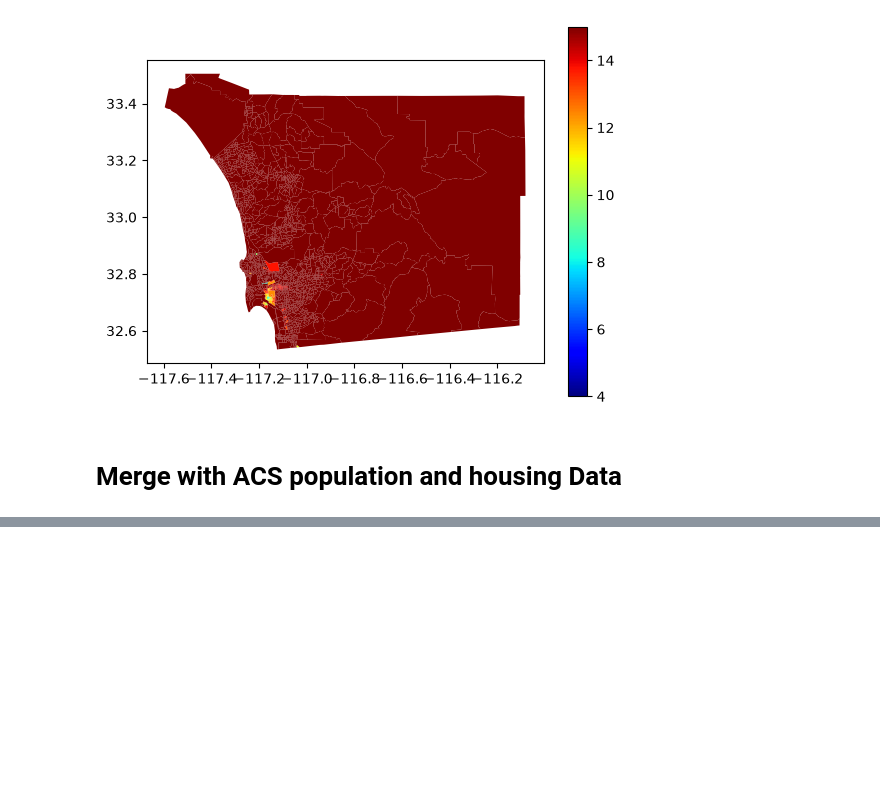
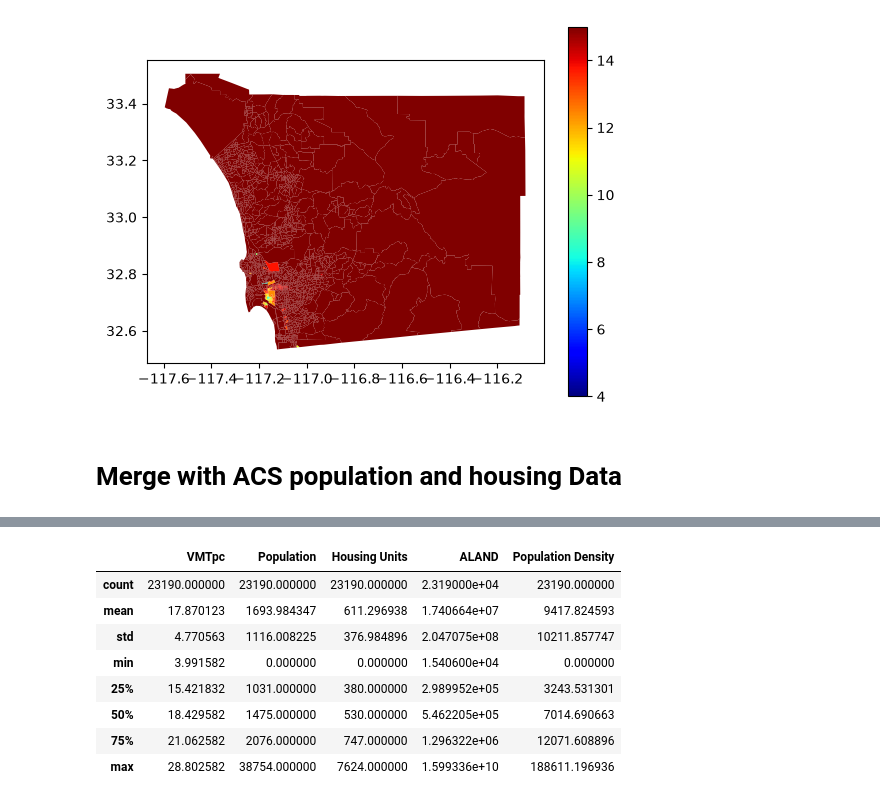
Before and after one commit to symptom-of-indigo/esm-grad-portfolio, a Jupyter notebook: sanDiego.ipynb, the cells around one changed output, grey strips where cells are left out. Cells and saved outputs as stored; diff of their text form; code cells hidden in the pictures; blank space fills up the shorter version.

```diff
--- a/sanDiego.ipynb
+++ b/sanDiego.ipynb
@@ -166,0 +303,14 @@ sd_vmt.plot(column='VMTpc', legend=True, cmap='jet', vmin=4, vmax=15)
+# %%
+vmt_merged['Population Density'] = vmt_merged['Population'] / vmt_merged['ALAND'] * 1e6 * 1.61**2
+# people/m^2 * m^2/km^2 * km^2/mi^2 = people/mi^2.
+vmt_merged.describe()
+# %% [output]
+|  | VMTpc | Population | Housing Units | ALAND | Population Density |
+| count | 23190.000000 | 23190.000000 | 23190.000000 | 2.319000e+04 | 23190.000000 |
+| mean | 17.870123 | 1693.984347 | 611.296938 | 1.740664e+07 | 9417.824593 |
+| std | 4.770563 | 1116.008225 | 376.984896 | 2.047075e+08 | 10211.857747 |
+| min | 3.991582 | 0.000000 | 0.000000 | 1.540600e+04 | 0.000000 |
+| 25% | 15.421832 | 1031.000000 | 380.000000 | 2.989952e+05 | 3243.531301 |
+| 50% | 18.429582 | 1475.000000 | 530.000000 | 5.462205e+05 | 7014.690663 |
+| 75% | 21.062582 | 2076.000000 | 747.000000 | 1.296322e+06 | 12071.608896 |
+| max | 28.802582 | 38754.000000 | 7624.000000 | 1.599336e+10 | 188611.196936 |
```
Also changed, not shown: parts of 21 cells of this notebook.
